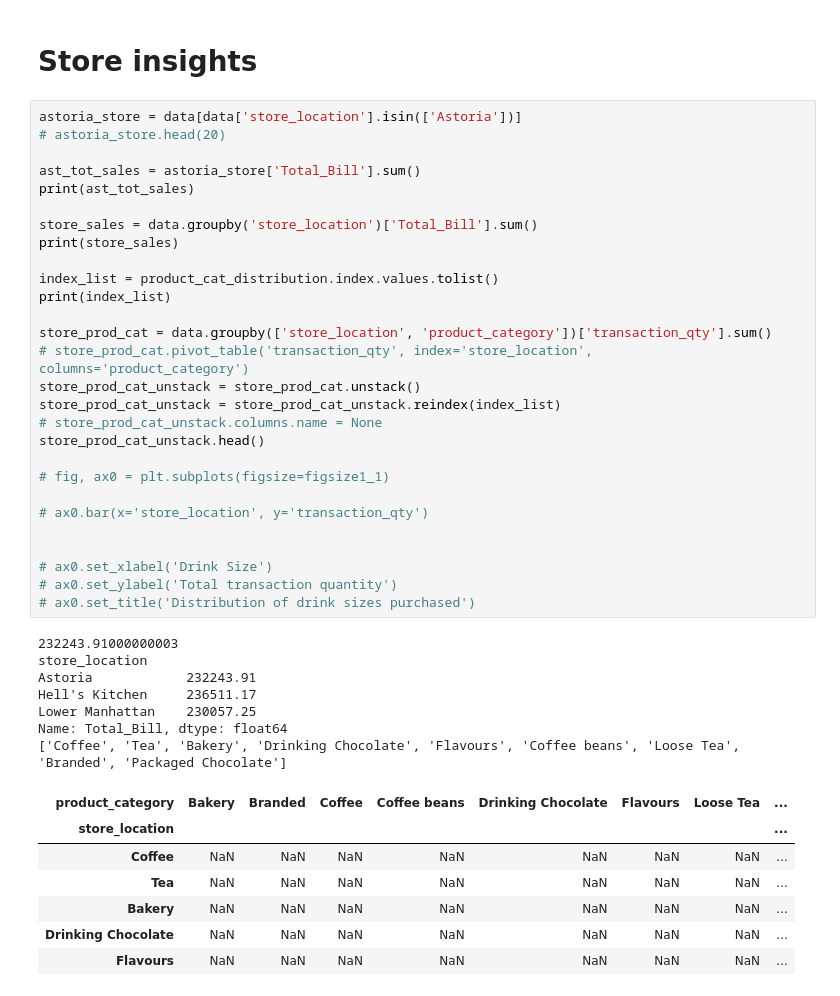
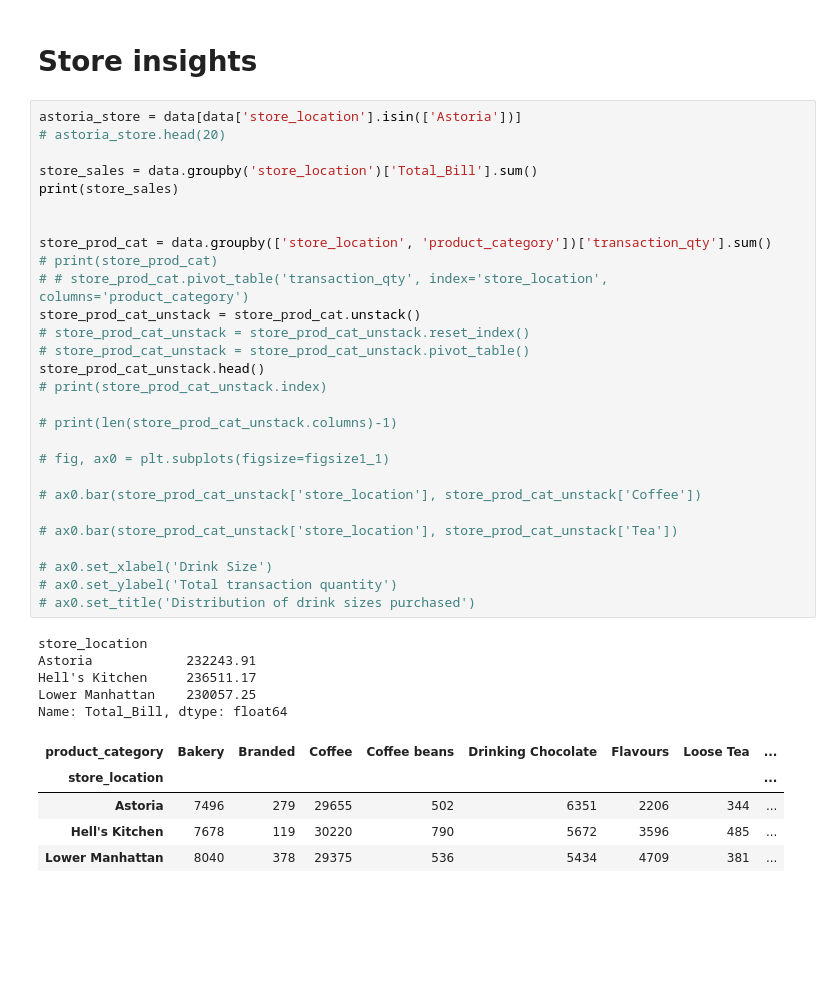
Before and after one commit to mlcuadra1/Coffee-Shop-EDA, a Jupyter notebook: notebooks/eda.ipynb, the cells around one changed output. Saved outputs shown, nothing was run; the diff lists cells and outputs as text; blank space fills up the shorter version.

Commit message:
Stores' product dist attempt

```diff
--- a/notebooks/eda.ipynb
+++ b/notebooks/eda.ipynb
@@ -325,43 +325,39 @@ Text(0.5, 1.0, 'Distribution of drink sizes purchased')
 # %%
 astoria_store = data[data['store_location'].isin(['Astoria'])]
 # astoria_store.head(20)
 
-ast_tot_sales = astoria_store['Total_Bill'].sum()
-print(ast_tot_sales)
-
 store_sales = data.groupby('store_location')['Total_Bill'].sum()
 print(store_sales)
 
-index_list = product_cat_distribution.index.values.tolist()
-print(index_list)
 
 store_prod_cat = data.groupby(['store_location', 'product_category'])['transaction_qty'].sum()
-# store_prod_cat.pivot_table('transaction_qty', index='store_location', columns='product_category')
+# print(store_prod_cat)
+# # store_prod_cat.pivot_table('transaction_qty', index='store_location', columns='product_category')
 store_prod_cat_unstack = store_prod_cat.unstack()
-store_prod_cat_unstack = store_prod_cat_unstack.reindex(index_list)
-# store_prod_cat_unstack.columns.name = None
+# store_prod_cat_unstack = store_prod_cat_unstack.reset_index()
+# store_prod_cat_unstack = store_prod_cat_unstack.pivot_table()
 store_prod_cat_unstack.head()
+# print(store_prod_cat_unstack.index)
+
+# print(len(store_prod_cat_unstack.columns)-1)
 
 # fig, ax0 = plt.subplots(figsize=figsize1_1)
 
-# ax0.bar(x='store_location', y='transaction_qty')
+# ax0.bar(store_prod_cat_unstack['store_location'], store_prod_cat_unstack['Coffee'])
 
+# ax0.bar(store_prod_cat_unstack['store_location'], store_prod_cat_unstack['Tea'])
 
 # ax0.set_xlabel('Drink Size')
 # ax0.set_ylabel('Total transaction quantity')
 # ax0.set_title('Distribution of drink sizes purchased')
 # %% [output]
-232243.91000000003
 store_location
 Astoria            232243.91
 Hell's Kitchen     236511.17
 Lower Manhattan    230057.25
 Name: Total_Bill, dtype: float64
-['Coffee', 'Tea', 'Bakery', 'Drinking Chocolate', 'Flavours', 'Coffee beans', 'Loose Tea', 'Branded', 'Packaged Chocolate']
 | product_category | Bakery | Branded | Coffee | Coffee beans | Drinking Chocolate | Flavours | Loose Tea | ... |
 | store_location |  |  |  |  |  |  |  | ... |
-| Coffee | NaN | NaN | NaN | NaN | NaN | NaN | NaN | ... |
-| Tea | NaN | NaN | NaN | NaN | NaN | NaN | NaN | ... |
-| Bakery | NaN | NaN | NaN | NaN | NaN | NaN | NaN | ... |
-| Drinking Chocolate | NaN | NaN | NaN | NaN | NaN | NaN | NaN | ... |
-| Flavours | NaN | NaN | NaN | NaN | NaN | NaN | NaN | ... |
+| Astoria | 7496 | 279 | 29655 | 502 | 6351 | 2206 | 344 | ... |
+| Hell's Kitchen | 7678 | 119 | 30220 | 790 | 5672 | 3596 | 485 | ... |
+| Lower Manhattan | 8040 | 378 | 29375 | 536 | 5434 | 4709 | 381 | ... |
```
Also changed, not shown: parts of 1 cell of this notebook.
